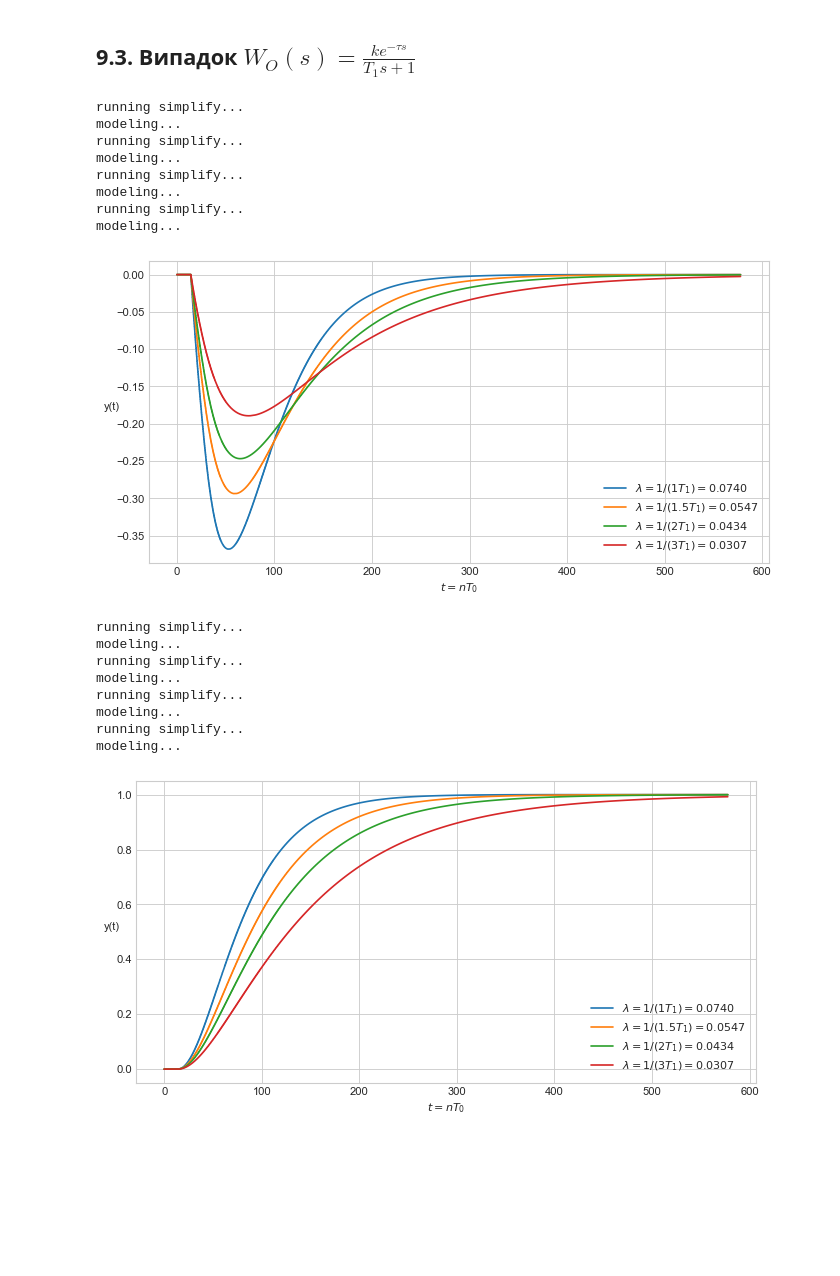
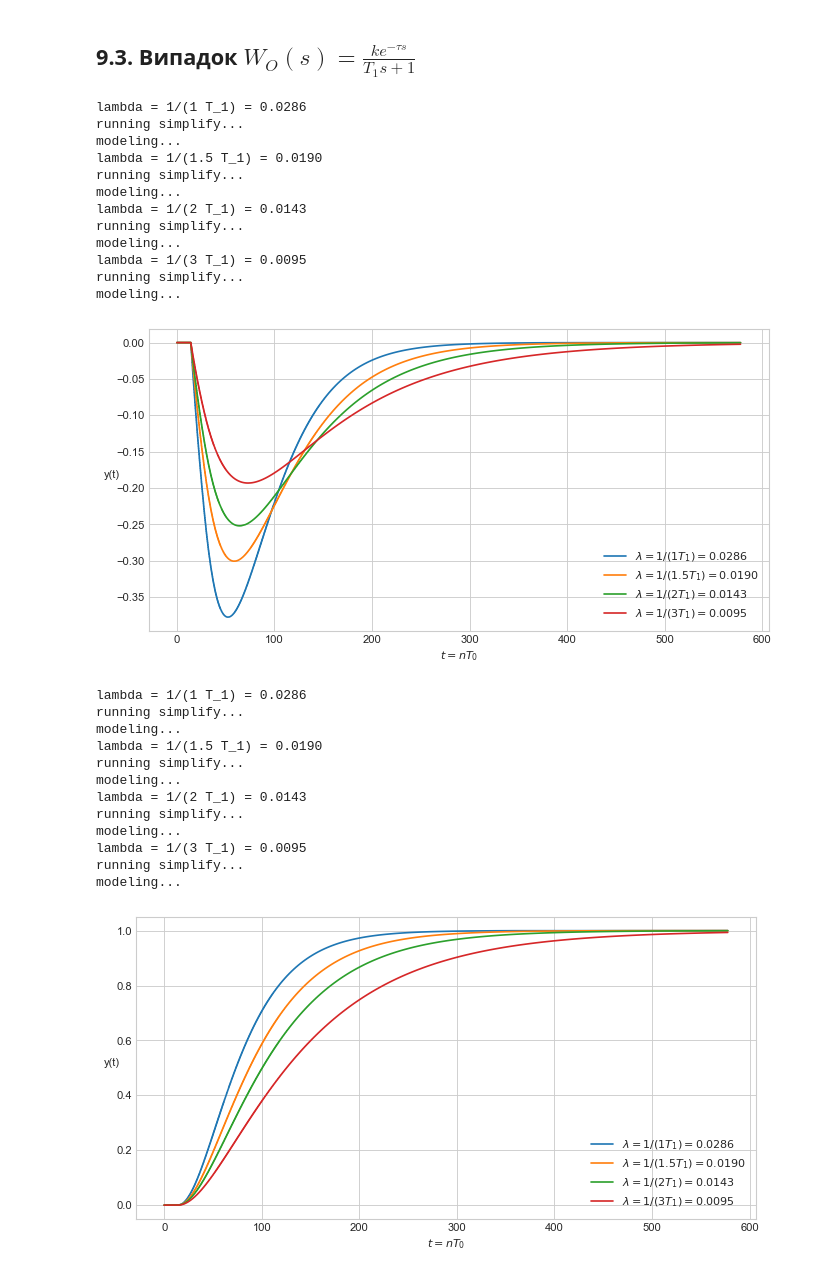
Before and after one commit to Yalikesifulei/iasa_control_theory_coursework, a Jupyter notebook: help.ipynb, the cells around one changed output. Saved outputs shown, nothing was run; the diff lists cells and outputs as text; code cells hidden in the pictures; blank space fills up the shorter version.

```diff
--- a/help.ipynb
+++ b/help.ipynb
@@ -1138,8 +1183,8 @@ $e\left[n T_0\right] = G\left[n T_0\right] - y\left[n T_0\right]$.
 Оскільки $T_D = 0$, то вирази спрощуються до $A_ 0 = K_p\left(1 + \frac{T_0}{T_I}\right)$,
 $A_1 = -K_p$, $A_2 = 0$.
 # %%
-A_0 = lambda _T_0, _T_I, _K_p: _K_p * (1 + _T_0 / _T_I)
-A_1 = lambda _K_p: -_K_p
+A_0 = lambda _T_0, _T_I, _K_p: np.round(_K_p, 5) * (1 + np.round(_T_0, 5) / np.round(_T_I, 5))
+A_1 = lambda _K_p: -np.round(_K_p, 5)
 # %% [markdown]
 ### $W_O(s) = \frac{ k e^{-\tau s}}{(T_1 s + 1) (T_2 s + 1) (T_3 s + 1)}$, резонансний метод
 # %%
@@ -1204,8 +1249,8 @@ $$
 # %%
 symbols = dict(zip(['z_inv', 'T_0', 'T_1', 'T_2', 'T_3', 'k', 'tau', 'K_p', 'T_I', 'd'], sp.symbols("u, T_0, T_1, T_2, T_3, k, \\tau, K_p, T_I, d")))
 
-A_0_val = lambda _T_0, _T_I, _K_p: _K_p * (1 + _T_0 / _T_I)
-A_1_val = lambda _K_p: -_K_p
+A_0_val = lambda _T_0, _T_I, _K_p: np.round(_K_p, 5) * (1 + np.round(_T_0, 5) / np.round(_T_I, 5))
+A_1_val = lambda _K_p: -np.round(_K_p, 5)
 
 def modelSystem(W, values, modeling_steps, input_G='step'):
     values[symbols['d']] = int(np.floor(values[symbols['tau']] / values[symbols['T_0']]))
@@ -1282,9 +1327,9 @@ W_cont = (1 - symbols['z_inv']) * symbols['k'] * symbols['z_inv'] ** (symbols['d
 )
 
 values = {
-    symbols['T_0']: 11.13496,
-    symbols['K_p']: 0.15558,
-    symbols['T_I']: 154.07932,
+    symbols['T_0']: np.round(REGULATORS['резонансний']['3 порядок']['_T_0'], 5),
+    symbols['K_p']: np.round(REGULATORS['резонансний']['3 порядок']['_K_p'], 5),
+    symbols['T_I']: np.round(REGULATORS['резонансний']['3 порядок']['_T_I'], 5),
     symbols['k']: k,
     symbols['T_1']: T_1,
     symbols['T_2']: T_2,
@@ -1294,7 +1339,7 @@ values = {
 
 for input_type in ['impulse', 'step']:
     plt.figure(figsize=(10, 5), dpi=80)
-    t, y = modelSystem(W_cont, values, 100, input_G=input_type)
+    t, y = modelSystem(W_cont, values, modeling_steps=100, input_G=input_type)
     plt.plot(t, y)
     plt.xlabel('$t = nT_0$')
     plt.ylabel('y(t)', rotation=0)
@@ -1319,9 +1364,9 @@ W_cont = (1 - symbols['z_inv']) * symbols['k'] * symbols['z_inv'] ** (symbols['d
 )
 
 values = {
-    symbols['T_0']: 7.40205,
-    symbols['K_p']: 0.20311,
-    symbols['T_I']: 117.36092,
+    symbols['T_0']: np.round(REGULATORS['резонансний']['2 порядок']['_T_0'], 5),
+    symbols['K_p']: np.round(REGULATORS['резонансний']['2 порядок']['_K_p'], 5),
+    symbols['T_I']: np.round(REGULATORS['резонансний']['2 порядок']['_T_I'], 5),
     symbols['k']: k,
     symbols['T_1']: T_1,
     symbols['T_2']: T_2,
@@ -1330,7 +1375,7 @@ values = {
 
 for input_type in ['impulse', 'step']:
     plt.figure(figsize=(10, 5), dpi=80)
-    t, y = modelSystem(W_cont, values, 100, input_G=input_type)
+    t, y = modelSystem(W_cont, values, modeling_steps=100, input_G=input_type)
     plt.plot(t, y)
     plt.xlabel('$t = nT_0$')
     plt.ylabel('y(t)', rotation=0)
@@ -1350,45 +1395,54 @@ W_cont = W_cont = (1 - symbols['z_inv']) * symbols['k'] * symbols['z_inv'] ** (s
     1 / (1 - symbols['z_inv']) -
     sp.exp(symbols['tau']/symbols['T_1'] - (symbols['d']+1) * symbols['T_0'] / symbols['T_1']) / (1 - sp.exp(-symbols['T_0'] / symbols['T_1'])
     * symbols['z_inv'])
 )
 
 def K_p_opt(l):
     return (1 - np.exp(-T_0 * l))/(k * (np.exp(T_0/T_1)-1) * (1 + d * (1 - np.exp(-T_0 * l))))
 
 for input_type in ['impulse', 'step']:
     plt.figure(figsize=(10, 5), dpi=80)
     for multpl in [1, 1.5, 2, 3]:
+        print(f'lambda = 1/({multpl} T_1) = {1/(multpl * T_1):.4f}')
         values = {
-            symbols['T_0']: 0.1127,
-            symbols['K_p']: K_p_opt(1/(multpl * T_1)),
-            symbols['T_I']: 34.9437,
+            symbols['T_0']: np.round(REGULATORS['прямий синтез'][f'lambda = 1/({multpl} T_1)']['_T_0'], 4),
+            symbols['K_p']: np.round(REGULATORS['прямий синтез'][f'lambda = 1/({multpl} T_1)']['_K_p'], 4),
+            symbols['T_I']: np.round(REGULATORS['прямий синтез'][f'lambda = 1/({multpl} T_1)']['_T_I'], 4),
             symbols['k']: k,
             symbols['T_1']: T_1,
             symbols['tau']: tau
         }
-        t, y = modelSystem(W_cont, values, 5000, input_G=input_type) # or input_G='step'
-        plt.plot(t, y, label=f'$\lambda = 1/({multpl} T_1) = {values[symbols["K_p"]]:.4f}$')
+        t, y = modelSystem(W_cont, values, modeling_steps=5000, input_G=input_type) # or input_G='step'
+        plt.plot(t, y, label=f'$\lambda = 1/({multpl} T_1) = {1/(multpl * T_1):.4f}$')
     plt.xlabel('$t = nT_0$')
     plt.ylabel('y(t)', rotation=0)
     plt.legend()
     plt.savefig(f'latex/pics/transient_process_final_9_3_{input_type}.png', bbox_inches='tight', dpi=300)
     plt.show()
 # %% [output]
+lambda = 1/(1 T_1) = 0.0286
 running simplify...
 modeling...
+lambda = 1/(1.5 T_1) = 0.0190
 running simplify...
 modeling...
+lambda = 1/(2 T_1) = 0.0143
 running simplify...
 modeling...
+lambda = 1/(3 T_1) = 0.0095
 running simplify...
 modeling...
-[figure, old version]
+[figure, new version]
+lambda = 1/(1 T_1) = 0.0286
 running simplify...
 modeling...
+lambda = 1/(1.5 T_1) = 0.0190
 running simplify...
 modeling...
+lambda = 1/(2 T_1) = 0.0143
 running simplify...
 modeling...
+lambda = 1/(3 T_1) = 0.0095
 running simplify...
 modeling...
 [figure]
```
Also changed, not shown: parts of 26 cells of this notebook, 7 other files.
